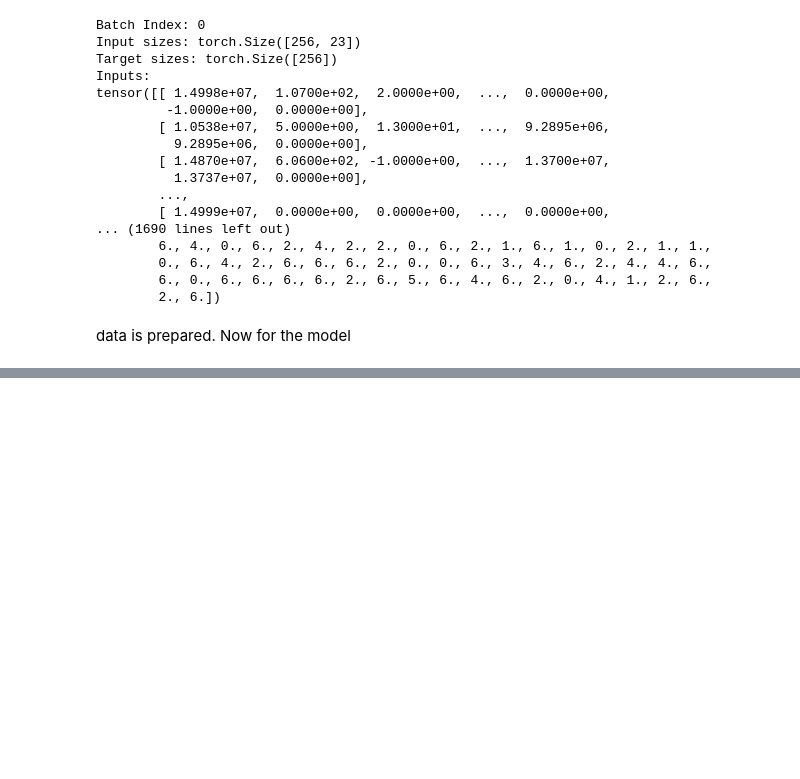
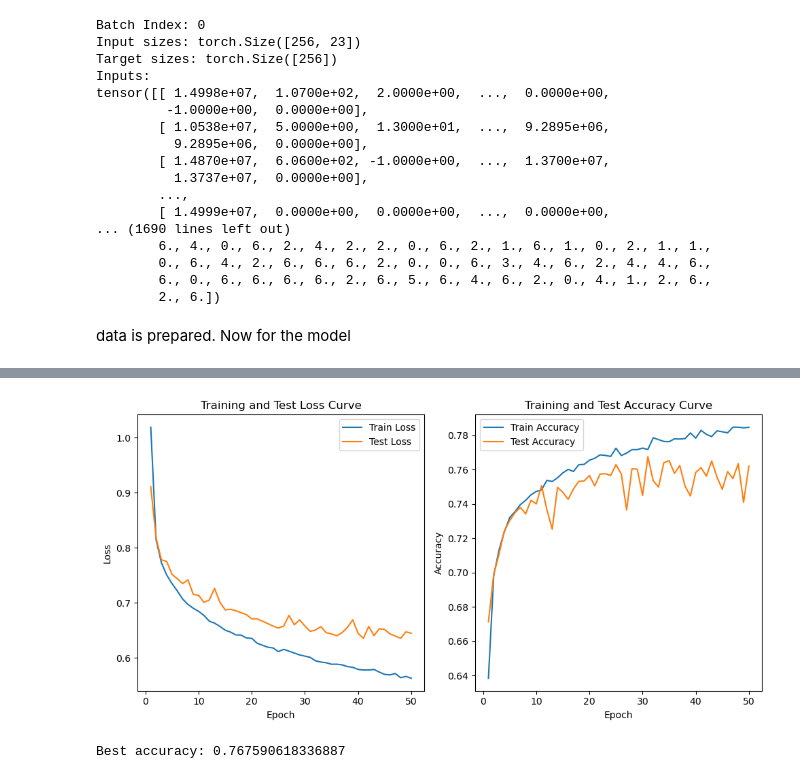
Before and after one commit to Colorado-Mesa-University-Cybersecurity/TrafficFlowForecasting, a Jupyter notebook: warins_experiments/scratch/basic.ipynb, the cells around one changed output, grey strips where cells are left out. Saved outputs shown, nothing was run; the diff lists cells and outputs as text; code cells hidden in the pictures; blank space fills up the shorter version.

```diff
--- a/warins_experiments/scratch/basic.ipynb
+++ b/warins_experiments/scratch/basic.ipynb
@@ -402,0 +530,44 @@ def test(dataloader, model, loss_fn):
+# %%
+#Same Basic but no momentum
+model = vpnClassifier(rff_on=False, num_layers=1, aggregation_on=False, heads=1)
+loss_fn = nn.CrossEntropyLoss()
+optimizer = torch.optim.RMSprop(params=model.parameters(), lr=0.0001)
+
+epochs = 50
+train_losses = []
+train_accuracies = []
+test_losses = []
+test_accuracies = []
+for t in range(epochs):
+  train_loss, train_accuracy = train(train_dataloader, model, loss_fn, optimizer)
+  test_loss, test_accuracy = test(test_dataloader, model, loss_fn)
+  train_losses.append(train_loss)
+  train_accuracies.append(train_accuracy)
+  test_losses.append(test_loss)
+  test_accuracies.append(test_accuracy)
+  print(f"Epoch {t+1}/{epochs}, Train Loss: {train_loss:.4f}, Test Loss: {test_loss:.4f}, Train Accuracy: {train_accuracy:.4f}, Test Accuracy: {test_accuracy:.4f}")
+
+# Plotting the loss curves
+plt.figure(figsize=(10, 5))
+plt.subplot(1, 2, 1)
+plt.plot(range(1, epochs+1), train_losses, label='Train Loss')
+plt.plot(range(1, epochs+1), test_losses, label='Test Loss')
+plt.xlabel('Epoch')
+plt.ylabel('Loss')
+plt.title('Training and Test Loss Curve')
+plt.legend()
+
+# Plotting the accuracy curves
+plt.subplot(1, 2, 2)
+plt.plot(range(1, epochs+1), train_accuracies, label='Train Accuracy')
+plt.plot(range(1, epochs+1), test_accuracies, label='Test Accuracy')
+plt.xlabel('Epoch')
+plt.ylabel('Accuracy')
+plt.title('Training and Test Accuracy Curve')
+plt.legend()
+
+plt.tight_layout()
+plt.show()
+
+print(f"Best accuracy: {max(test_accuracies)}")
+# %% [output]
@@ -403 +591,3 @@ def test(dataloader, model, loss_fn):
+[figure, added]
+Best accuracy: 0.767590618336887
 # %%
```
Also changed, not shown: parts of 29 cells of this notebook.
